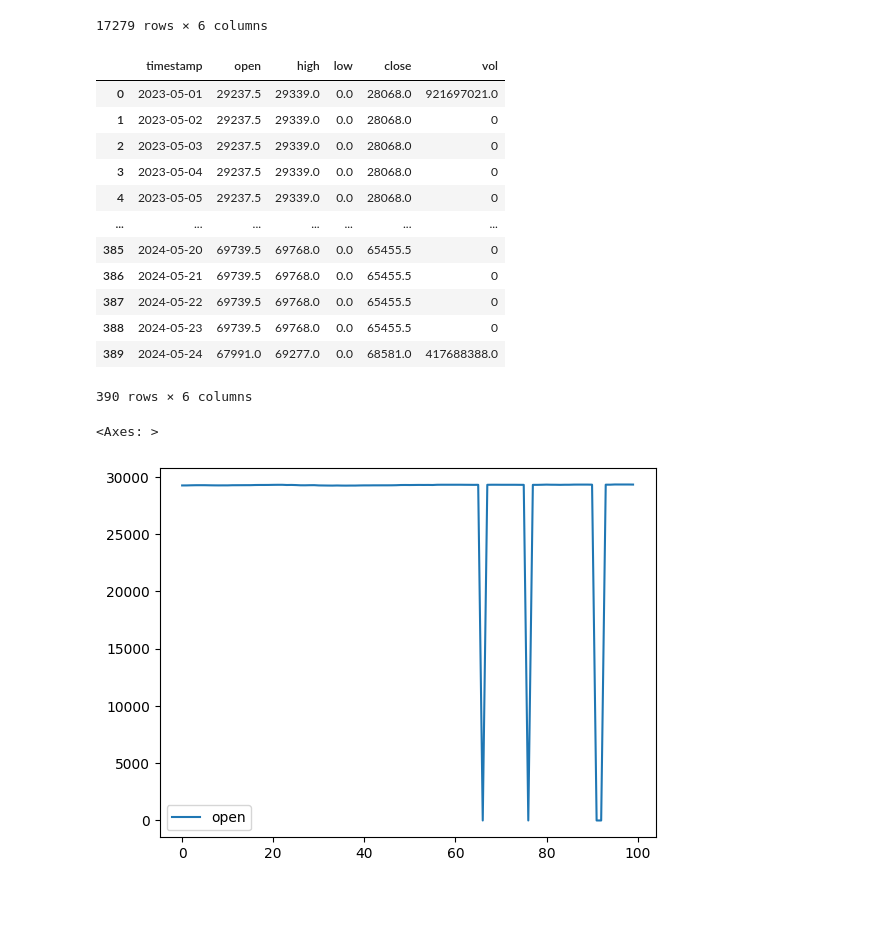
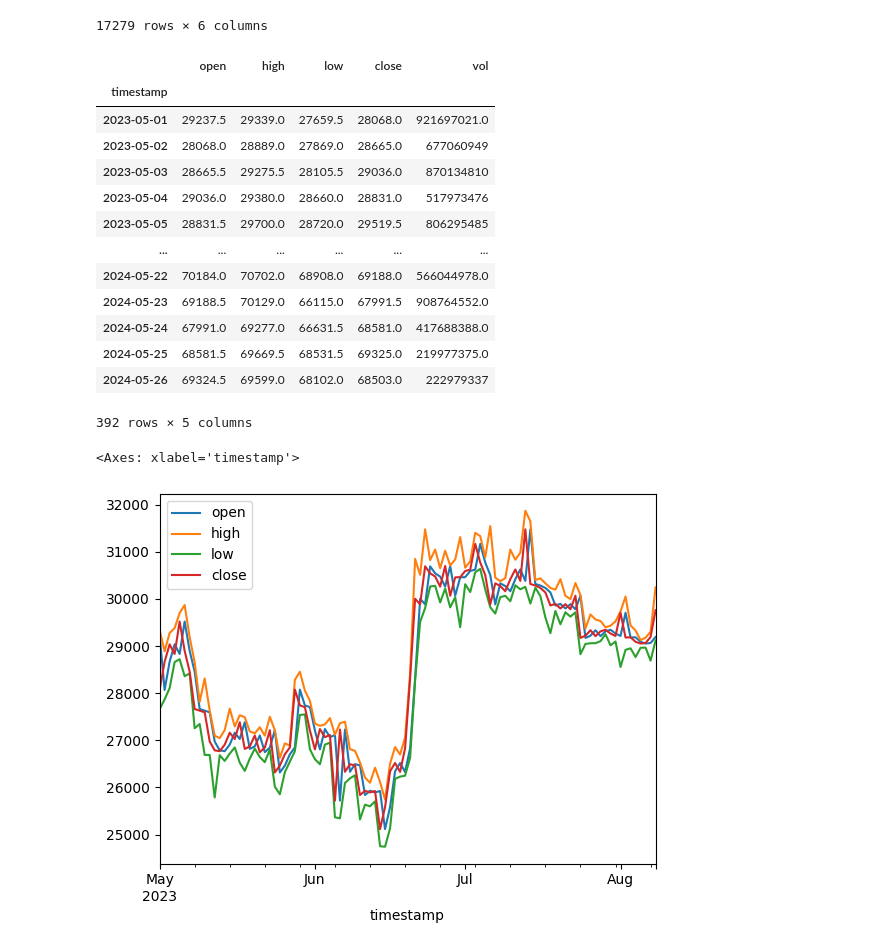
Before and after one commit to barsv/inv, a Jupyter notebook: test.ipynb, the cells around one changed output. Cells and saved outputs as stored; diff of their text form; code cells hidden in the pictures; blank space fills up the shorter version.

```diff
--- a/test.ipynb
+++ b/test.ipynb
@@ -37,23 +37,27 @@ df
 # %%
 data = np.load('npz/BTCUSD_D.npz', allow_pickle=True)['data']
 df = pd.DataFrame(data, columns=['timestamp', 'open', 'high', 'low', 'close', 'vol'])
+# Преобразование 'timestamp' в datetime и установка его как индекс DataFrame
+df['timestamp'] = pd.to_datetime(df['timestamp'])
+df.set_index('timestamp', inplace=True)
 df
 # %% [output]
-|  | timestamp | open | high | low | close | vol |
-| 0 | 2023-05-01 | 29237.5 | 29339.0 | 0.0 | 28068.0 | 921697021.0 |
-| 1 | 2023-05-02 | 29237.5 | 29339.0 | 0.0 | 28068.0 | 0 |
-| 2 | 2023-05-03 | 29237.5 | 29339.0 | 0.0 | 28068.0 | 0 |
-| 3 | 2023-05-04 | 29237.5 | 29339.0 | 0.0 | 28068.0 | 0 |
-| 4 | 2023-05-05 | 29237.5 | 29339.0 | 0.0 | 28068.0 | 0 |
-| ... | ... | ... | ... | ... | ... | ... |
-| 385 | 2024-05-20 | 69739.5 | 69768.0 | 0.0 | 65455.5 | 0 |
-| 386 | 2024-05-21 | 69739.5 | 69768.0 | 0.0 | 65455.5 | 0 |
-| 387 | 2024-05-22 | 69739.5 | 69768.0 | 0.0 | 65455.5 | 0 |
-| 388 | 2024-05-23 | 69739.5 | 69768.0 | 0.0 | 65455.5 | 0 |
-| 389 | 2024-05-24 | 67991.0 | 69277.0 | 0.0 | 68581.0 | 417688388.0 |
+|  | open | high | low | close | vol |
+| timestamp |  |  |  |  |  |
+| 2023-05-01 | 29237.5 | 29339.0 | 27659.5 | 28068.0 | 921697021.0 |
+| 2023-05-02 | 28068.0 | 28889.0 | 27869.0 | 28665.0 | 677060949 |
+| 2023-05-03 | 28665.5 | 29275.5 | 28105.5 | 29036.0 | 870134810 |
+| 2023-05-04 | 29036.0 | 29380.0 | 28660.0 | 28831.0 | 517973476 |
+| 2023-05-05 | 28831.5 | 29700.0 | 28720.0 | 29519.5 | 806295485 |
+| ... | ... | ... | ... | ... | ... |
+| 2024-05-22 | 70184.0 | 70702.0 | 68908.0 | 69188.0 | 566044978.0 |
+| 2024-05-23 | 69188.5 | 70129.0 | 66115.0 | 67991.5 | 908764552.0 |
+| 2024-05-24 | 67991.0 | 69277.0 | 66631.5 | 68581.0 | 417688388.0 |
+| 2024-05-25 | 68581.5 | 69669.5 | 68531.5 | 69325.0 | 219977375.0 |
+| 2024-05-26 | 69324.5 | 69599.0 | 68102.0 | 68503.0 | 222979337 |
-390 rows × 6 columns
+392 rows × 5 columns
 # %%
-df[['open']][:100].plot()
+df[['open', 'high', 'low', 'close']][:100].plot()
 # %% [output]
-<Axes: >
+<Axes: xlabel='timestamp'>
-[figure, old version]
+[figure, new version]
```
Also changed, not shown: 2 other files.
